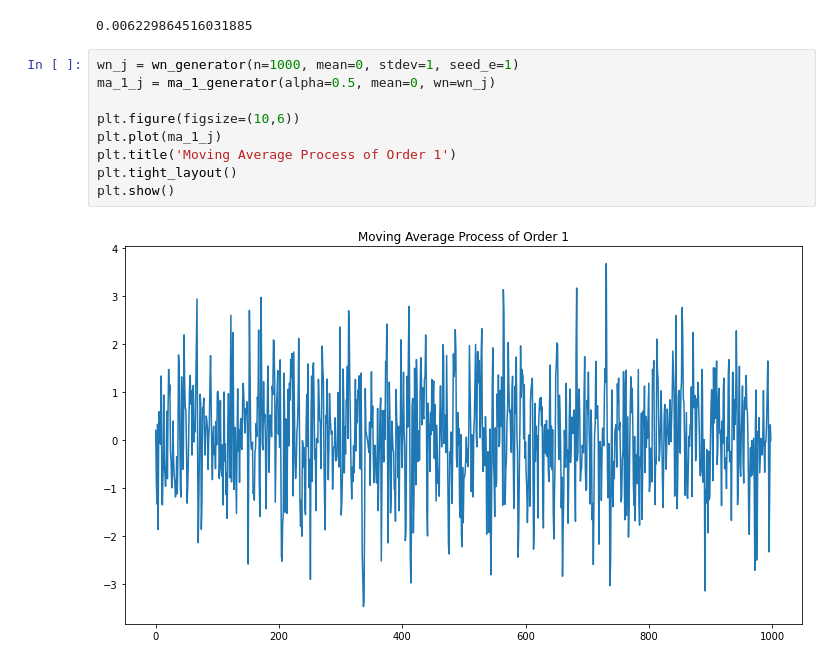
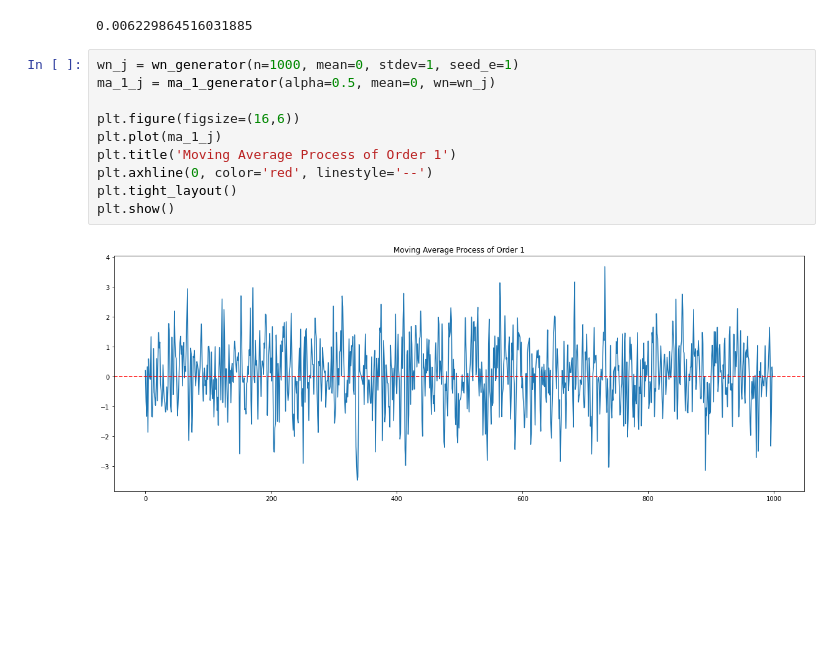
Before and after one commit to antoniosalomao/Time-Series-Simulations, a Jupyter notebook: MA_demo.ipynb, the cells around one changed output. Cells and saved outputs as stored; diff of their text form; blank space fills up the shorter version.

```diff
--- a/MA_demo.ipynb
+++ b/MA_demo.ipynb
@@ -64,13 +64,14 @@ print(corr)
 # %%
 wn_j = wn_generator(n=1000, mean=0, stdev=1, seed_e=1)
 ma_1_j = ma_1_generator(alpha=0.5, mean=0, wn=wn_j)
 
-plt.figure(figsize=(10,6))
+plt.figure(figsize=(16,6))
 plt.plot(ma_1_j)
 plt.title('Moving Average Process of Order 1')
+plt.axhline(0, color='red', linestyle='--')
 plt.tight_layout()
 plt.show()
 # %% [output]
-[figure, old version]
+[figure, new version]
 # %%
 # Autoregressive Process of Order 1 - AR(1):
```
Also changed, not shown: parts of 3 cells of this notebook.
